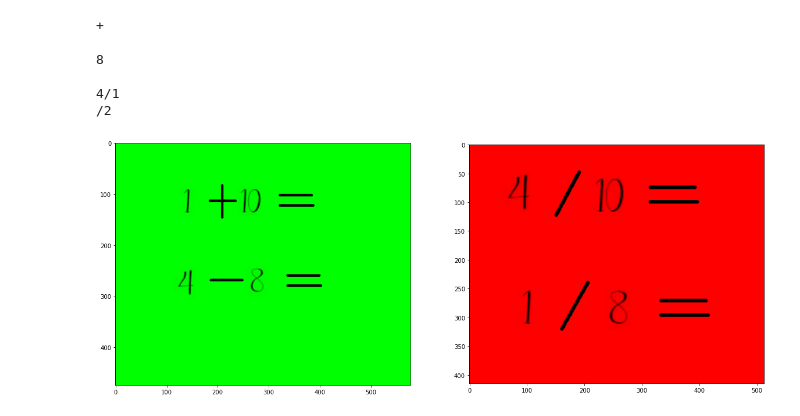
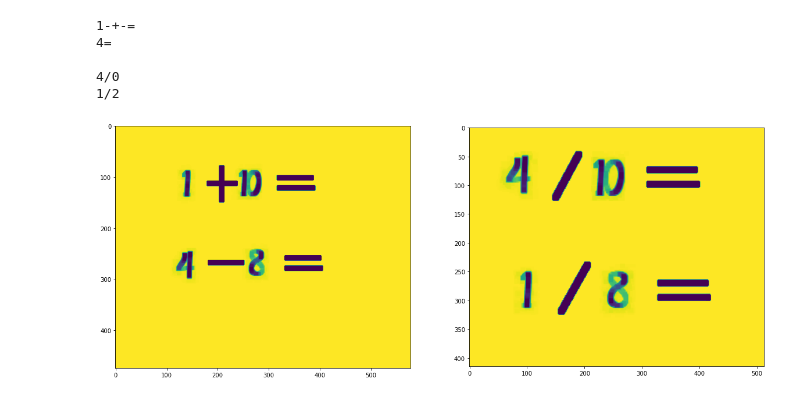
Before and after one commit to Szymon-Krysztopolski/Rozpoznawanie_liczb_ze_zdj, a Jupyter notebook: lab5-8/Calculator.ipynb, the cells around one changed output. Cells and saved outputs as stored; diff of their text form; code cells hidden in the pictures.

```diff
--- a/lab5-8/Calculator.ipynb
+++ b/lab5-8/Calculator.ipynb
@@ -2,13 +2,18 @@
 import matplotlib.pyplot as plt
 import numpy as np
 import skimage.io as io
+from skimage import morphology, feature
 import pytesseract
-from PIL import Image
 
 n=2
 plt_m=2
 plt_n=int(n/plt_m)
 fsize=(20,100)
+
+sq1=8
+sq2=2
+gamma=1.5
+
 
 pictures=[]
 for i in range(n):
@@ -21,41 +26,42 @@ def main():
     pytesseract.pytesseract.tesseract_cmd = r'C:\Users\SzP_Technik\AppData\Local\Programs\Tesseract-OCR\tesseract.exe'
 
     global plt_m,plt_n,n
     plt.figure(figsize=fsize)
     sub=1
 
     for table in pictures:
         plt.subplot(plt_n,plt_m,sub)
         image=io.imread('data/calc_'+table+'.png')
 
         a=np.sum(image[:,:,0])
         b=np.sum(image[:,:,1])
         c=np.sum(image[:,:,2])
         maxi=max(a,b,c)
         tab=[a,b,c]
         for i in range(3):
             if tab[i]==maxi:
-                tab[i]=1
-            else: tab[i]=0
+                canal=i
+                break
+        img=image[:,:,canal]
 
-        img=(image[:,:,:3]*tab).astype(np.uint8)
-        #img=np.dot(image[:,:,:3],tab)
+        img = morphology.erosion(img, morphology.square(sq1))
+        #img=(img**gamma).astype(np.uint8)
+        img = morphology.dilation(img, morphology.square(sq2))
 
-        text=pytesseract.image_to_string(img,config='-c tessedit_char_whitelist=+-x/1234567890')
+        text=pytesseract.image_to_string(img, config='-c tessedit_char_whitelist=+-x/=1234567890')
         print(text)
 
         plt.imshow(img)
         sub+=1
     plt.show()
 
 
 if __name__=='__main__':
     main()
 # %% [output]
-+
+1-+-=
+4=
 
-8
-
-4/1
-/2
+4/0
+1/2
-[figure, old version]
+[figure, new version]
```
